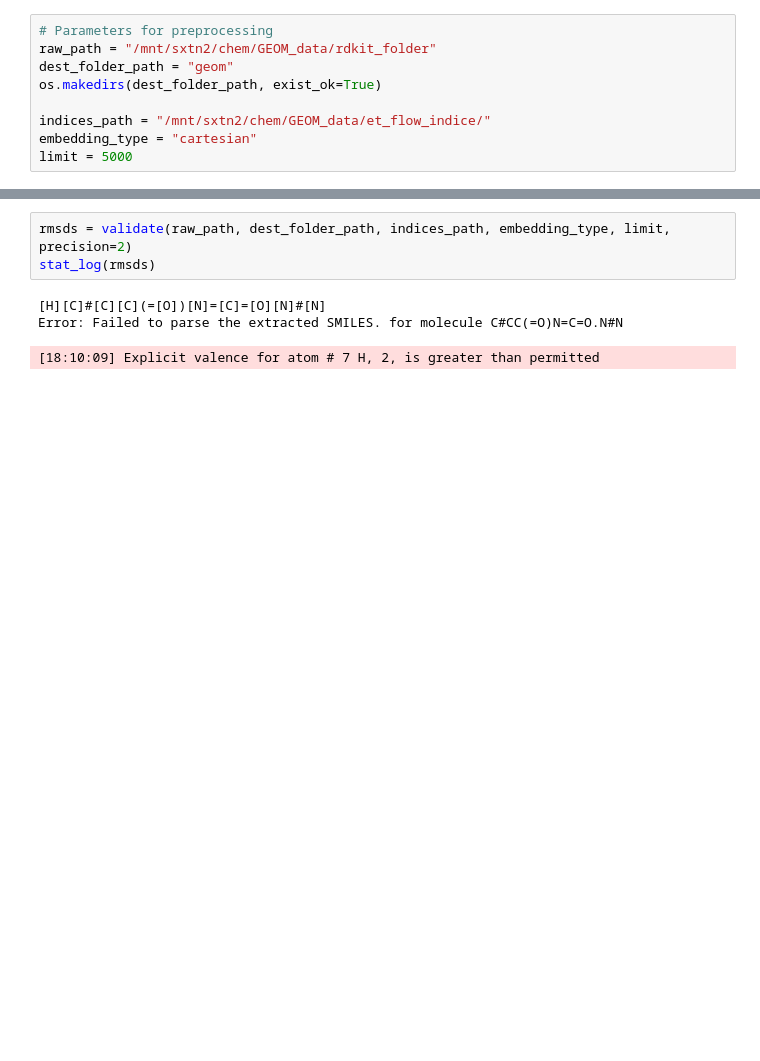
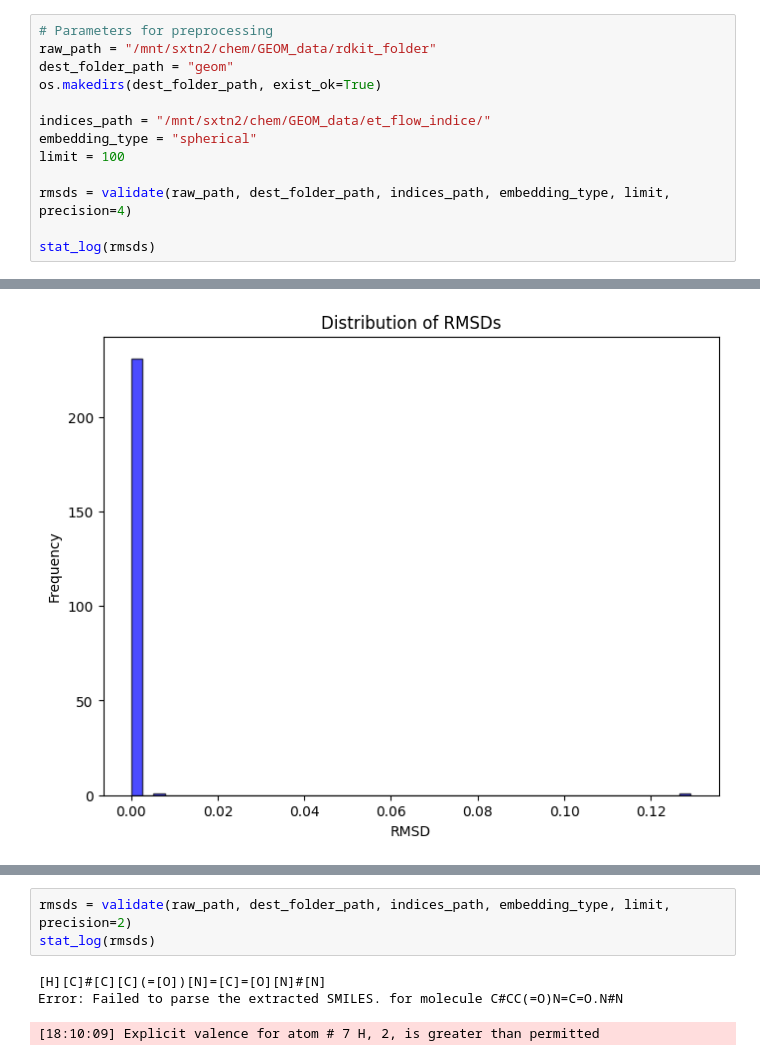
Before and after one commit to YerevaNN/3DMolGen, a Jupyter notebook: molgen3D/data_processing/statistics_comparison.ipynb, the cells around one changed output, grey strips where cells are left out. Drawn from its saved outputs; the diff is of its cells as text; blank space fills up the shorter version.

```diff
--- a/molgen3D/data_processing/statistics_comparison.ipynb
+++ b/molgen3D/data_processing/statistics_comparison.ipynb
@@ -84,5 +129,10 @@ dest_folder_path = "geom"
 os.makedirs(dest_folder_path, exist_ok=True)
 
 indices_path = "/mnt/sxtn2/chem/GEOM_data/et_flow_indice/"
-embedding_type = "cartesian"
-limit = 5000
+embedding_type = "spherical"
+limit = 100
+
+rmsds = validate(raw_path, dest_folder_path, indices_path, embedding_type, limit, precision=4)
+
+stat_log(rmsds)
+# %% [output]
@@ -88,0 +143 @@ limit = 5000
+[figure, added]
```
Also changed, not shown: parts of 6 cells of this notebook.
